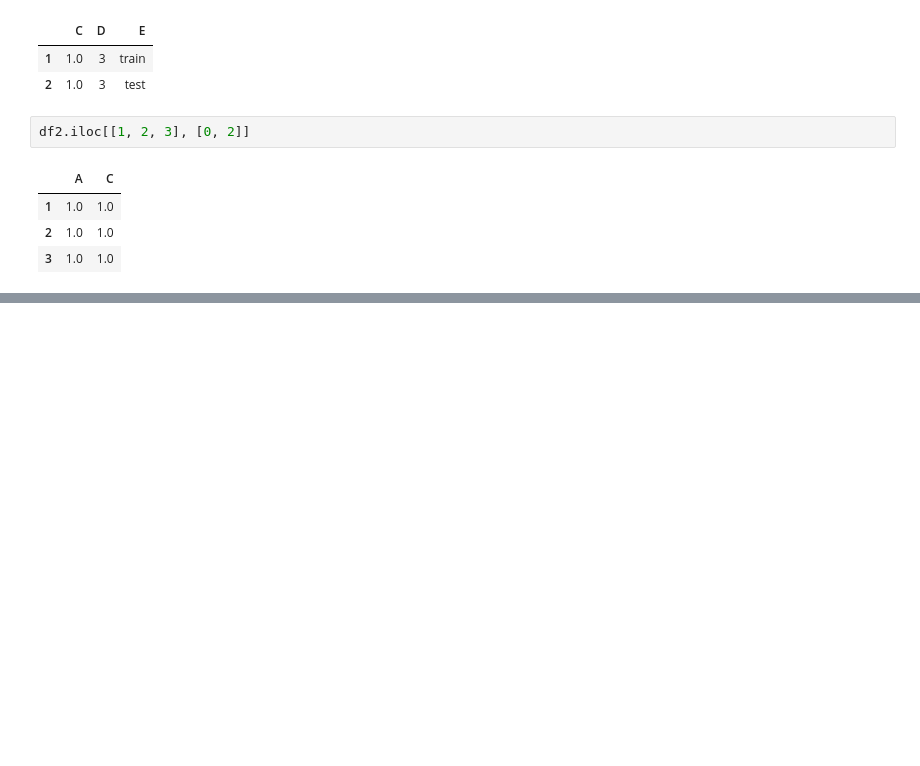
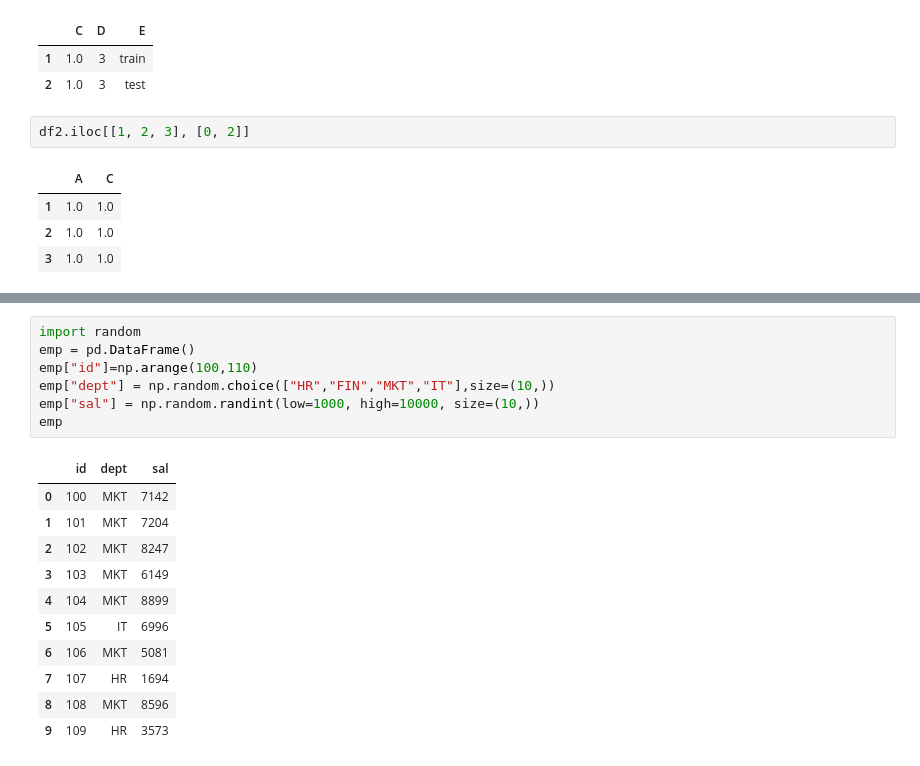
Before and after one commit to AIP-GIT/WIP, a Jupyter notebook: pandas/Amit_Pandas-1.ipynb, the cells around one changed output, grey strips where cells are left out. Cells and saved outputs as stored; diff of their text form; blank space fills up the shorter version.

```diff
--- a/pandas/Amit_Pandas-1.ipynb
+++ b/pandas/Amit_Pandas-1.ipynb
@@ -194,0 +325,19 @@ df2.iloc[[1, 2, 3], [0, 2]]
+# %%
+import random
+emp = pd.DataFrame()
+emp["id"]=np.arange(100,110)
+emp["dept"] = np.random.choice(["HR","FIN","MKT","IT"],size=(10,))
+emp["sal"] = np.random.randint(low=1000, high=10000, size=(10,))
+emp
+# %% [output]
+|  | id | dept | sal |
+| 0 | 100 | MKT | 7142 |
+| 1 | 101 | MKT | 7204 |
+| 2 | 102 | MKT | 8247 |
+| 3 | 103 | MKT | 6149 |
+| 4 | 104 | MKT | 8899 |
+| 5 | 105 | IT | 6996 |
+| 6 | 106 | MKT | 5081 |
+| 7 | 107 | HR | 1694 |
+| 8 | 108 | MKT | 8596 |
+| 9 | 109 | HR | 3573 |
```
Also changed, not shown: parts of 19 cells of this notebook.
